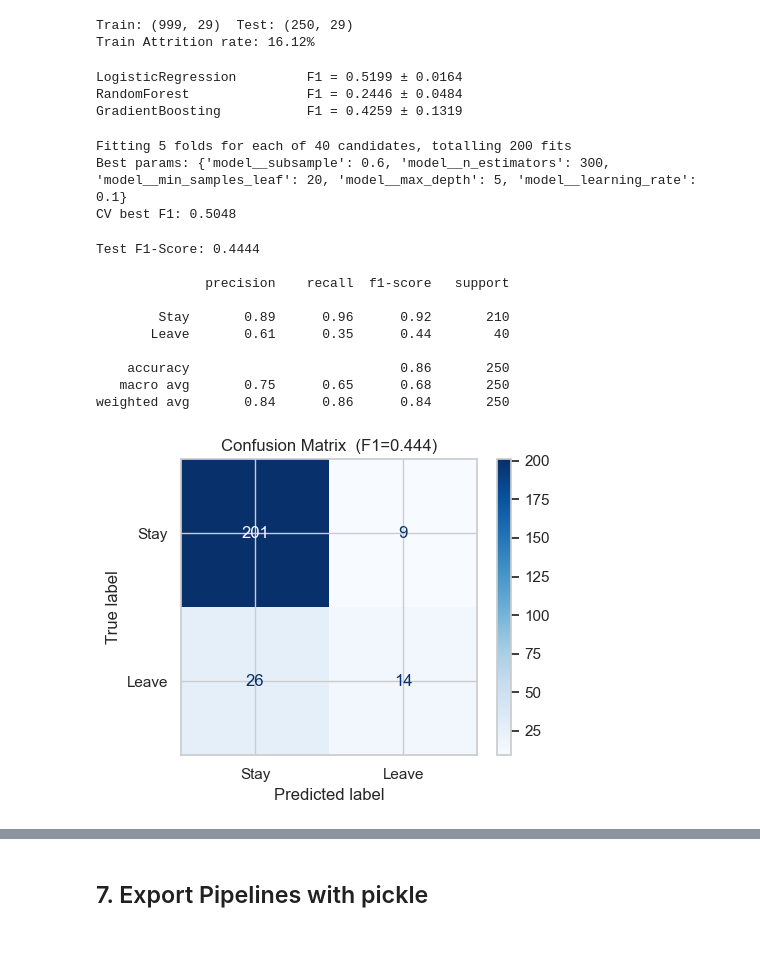
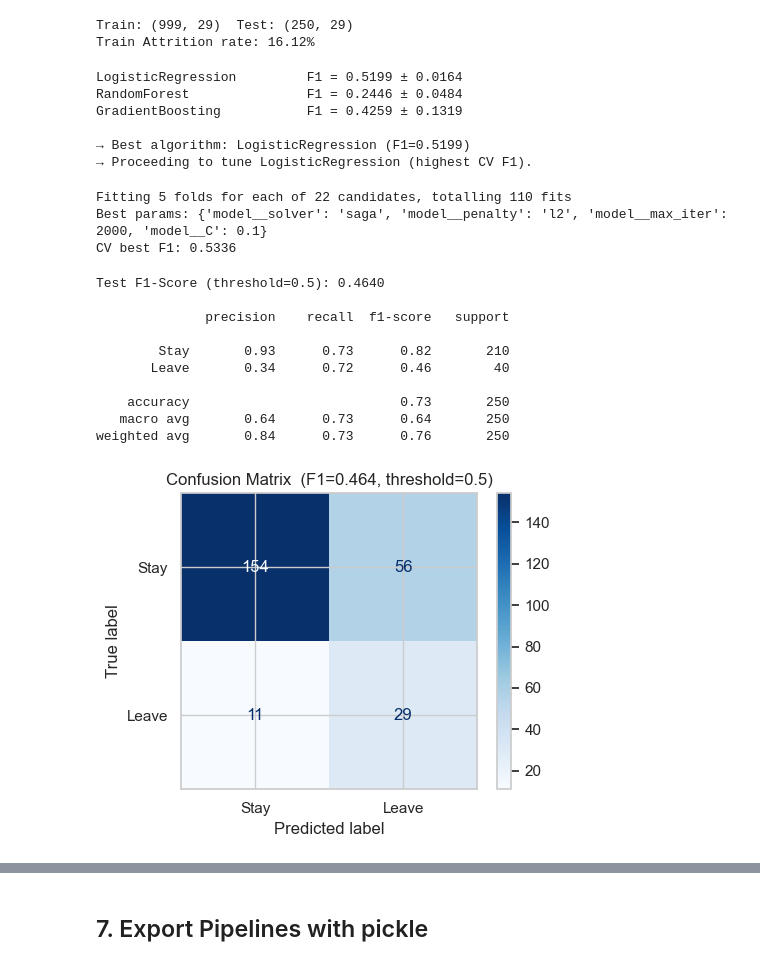
Before and after one commit to HenReis/IA, a Jupyter notebook: Group12_notebook.ipynb, the cells around one changed output, grey strips where cells are left out. Saved outputs shown, nothing was run; the diff lists cells and outputs as text; code cells hidden in the pictures.

```diff
--- a/Group12_notebook.ipynb
+++ b/Group12_notebook.ipynb
@@ -316,12 +328,13 @@ Train: (999, 29)  Test: (250, 29)
 Train Attrition rate: 16.12%
 # %%
 # ── 6.1 Algorithm comparison (5-fold Stratified CV, F1) ──
+# class_weight='balanced' compensates for the ~84/16 split
 clf_candidates = {
-    "LogisticRegression":   LogisticRegression(max_iter=1000, class_weight="balanced",
-                                                random_state=RANDOM_STATE),
-    "RandomForest":         RandomForestClassifier(n_estimators=100, class_weight="balanced",
-                                                    random_state=RANDOM_STATE),
-    "GradientBoosting":     GradientBoostingClassifier(random_state=RANDOM_STATE),
+    "LogisticRegression": LogisticRegression(max_iter=2000, class_weight="balanced",
+                                              random_state=RANDOM_STATE),
+    "RandomForest":        RandomForestClassifier(n_estimators=100, class_weight="balanced",
+                                                   random_state=RANDOM_STATE),
+    "GradientBoosting":    GradientBoostingClassifier(random_state=RANDOM_STATE),
 }
 
 cv_results_c = {}
@@ -332,26 +345,31 @@ for name, model in clf_candidates.items():
     scores = cross_val_score(pipe, X_train_c, y_train_c, cv=skf, scoring="f1", n_jobs=-1)
     cv_results_c[name] = scores
     print(f"{name:25s}  F1 = {scores.mean():.4f} ± {scores.std():.4f}")
+
+best_algo_name = max(cv_results_c, key=lambda k: cv_results_c[k].mean())
+print(f"\n→ Best algorithm: {best_algo_name} (F1={cv_results_c[best_algo_name].mean():.4f})")
+print("→ Proceeding to tune LogisticRegression (highest CV F1).")
 # %% [output]
 LogisticRegression         F1 = 0.5199 ± 0.0164
 RandomForest               F1 = 0.2446 ± 0.0484
 GradientBoosting           F1 = 0.4259 ± 0.1319
+
+→ Best algorithm: LogisticRegression (F1=0.5199)
+→ Proceeding to tune LogisticRegression (highest CV F1).
 # %%
-# ── 6.2 Hyperparameter tuning – GradientBoosting ──
-# Imbalance handling: we use scale_pos_weight-equivalent via subsample tuning
-# and optimise directly for F1.
-
+# ── 6.2 Hyperparameter tuning – LogisticRegression (winner of CV comparison) ──
+# class_weight='balanced' is fixed to handle the 84/16 imbalance.
+# Tuning: regularisation strength C and penalty type.
 param_dist_c = {
-    "model__n_estimators":      [100, 200, 300, 500],
-    "model__max_depth":         [3, 4, 5],
-    "model__learning_rate":     [0.03, 0.05, 0.10, 0.15],
-    "model__subsample":         [0.6, 0.7, 0.8, 1.0],
-    "model__min_samples_leaf":  [1, 5, 10, 20],
+    "model__C":       [0.001, 0.005, 0.01, 0.05, 0.1, 0.5, 1.0, 5.0, 10.0, 50.0, 100.0],
+    "model__penalty": ["l1", "l2"],
+    "model__solver":  ["saga"],
+    "model__max_iter": [2000],
 }
 
 pipeline_clf = Pipeline([
     ("pre",   preprocessor),
-    ("model", GradientBoostingClassifier(random_state=RANDOM_STATE))
+    ("model", LogisticRegression(class_weight="balanced", random_state=RANDOM_STATE))
 ])
 
 search_c = RandomizedSearchCV(
@@ -365,33 +383,33 @@ best_clf_pipeline = search_c.best_estimator_
 print("Best params:", search_c.best_params_)
 print(f"CV best F1: {search_c.best_score_:.4f}")
 # %% [output]
-Fitting 5 folds for each of 40 candidates, totalling 200 fits
-Best params: {'model__subsample': 0.6, 'model__n_estimators': 300, 'model__min_samples_leaf': 20, 'model__max_depth': 5, 'model__learning_rate': 0.1}
-CV best F1: 0.5048
+Fitting 5 folds for each of 22 candidates, totalling 110 fits
+Best params: {'model__solver': 'saga', 'model__penalty': 'l2', 'model__max_iter': 2000, 'model__C': 0.1}
+CV best F1: 0.5336
 # %%
-# ── 6.3 Test-set evaluation ──
+# ── 6.3 Test-set evaluation (default threshold = 0.5) ──
 y_pred_c = best_clf_pipeline.predict(X_test_c)
-f1 = f1_score(y_test_c, y_pred_c)
-print(f"Test F1-Score: {f1:.4f}")
+f1_default = f1_score(y_test_c, y_pred_c)
+print(f"Test F1-Score (threshold=0.5): {f1_default:.4f}")
 print()
 print(classification_report(y_test_c, y_pred_c, target_names=["Stay","Leave"]))
 
 fig, ax = plt.subplots(figsize=(5, 4))
 ConfusionMatrixDisplay.from_predictions(y_test_c, y_pred_c,
                                          display_labels=["Stay","Leave"],
                                          cmap="Blues", ax=ax)
-ax.set_title(f"Confusion Matrix  (F1={f1:.3f})")
+ax.set_title(f"Confusion Matrix  (F1={f1_default:.3f}, threshold=0.5)")
 plt.tight_layout(); plt.show()
 # %% [output]
-Test F1-Score: 0.4444
+Test F1-Score (threshold=0.5): 0.4640
 
               precision    recall  f1-score   support
 
-        Stay       0.89      0.96      0.92       210
-       Leave       0.61      0.35      0.44        40
+        Stay       0.93      0.73      0.82       210
+       Leave       0.34      0.72      0.46        40
 
-    accuracy                           0.86       250
-   macro avg       0.75      0.65      0.68       250
-weighted avg       0.84      0.86      0.84       250
+    accuracy                           0.73       250
+   macro avg       0.64      0.73      0.64       250
+weighted avg       0.84      0.73      0.76       250
-[figure, old version]
+[figure, new version]
 # %%
```
Also changed, not shown: parts of 10 cells of this notebook, 2 other files.
